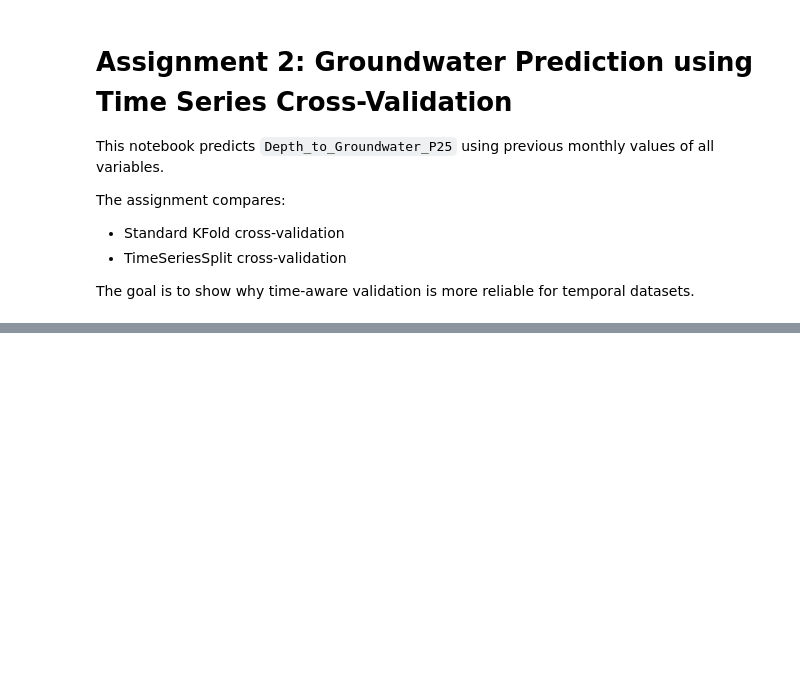
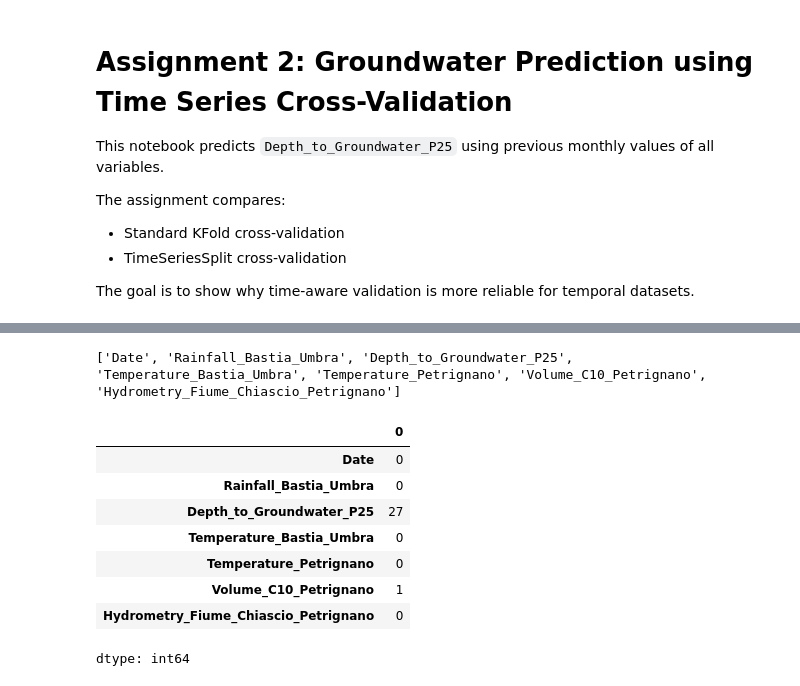
Before and after one commit to asternoeld/practical-ml-25-26, a Jupyter notebook: assignment2/assignment2.ipynb, the cells around one changed output, grey strips where cells are left out. Drawn from its saved outputs; the diff is of its cells as text; code cells hidden in the pictures; blank space fills up the shorter version.

```diff
--- a/assignment2/assignment2.ipynb
+++ b/assignment2/assignment2.ipynb
@@ -45,0 +53,24 @@ df.head()
+# %%
+# Check column names
+print(df.columns.tolist())
+# %% [output]
+['Date', 'Rainfall_Bastia_Umbra', 'Depth_to_Groundwater_P25', 'Temperature_Bastia_Umbra', 'Temperature_Petrignano', 'Volume_C10_Petrignano', 'Hydrometry_Fiume_Chiascio_Petrignano']
+# %%
+# Convert Date column
+df['Date'] = pd.to_datetime(df['Date'], dayfirst=True)
+
+# Sort chronologically
+df = df.sort_values('Date')
+
+# Check missing values
+df.isnull().sum()
+# %% [output]
+|  | 0 |
+| Date | 0 |
+| Rainfall_Bastia_Umbra | 0 |
+| Depth_to_Groundwater_P25 | 27 |
+| Temperature_Bastia_Umbra | 0 |
+| Temperature_Petrignano | 0 |
+| Volume_C10_Petrignano | 1 |
+| Hydrometry_Fiume_Chiascio_Petrignano | 0 |
+dtype: int64
```
Also changed, not shown: parts of 14 cells of this notebook.
